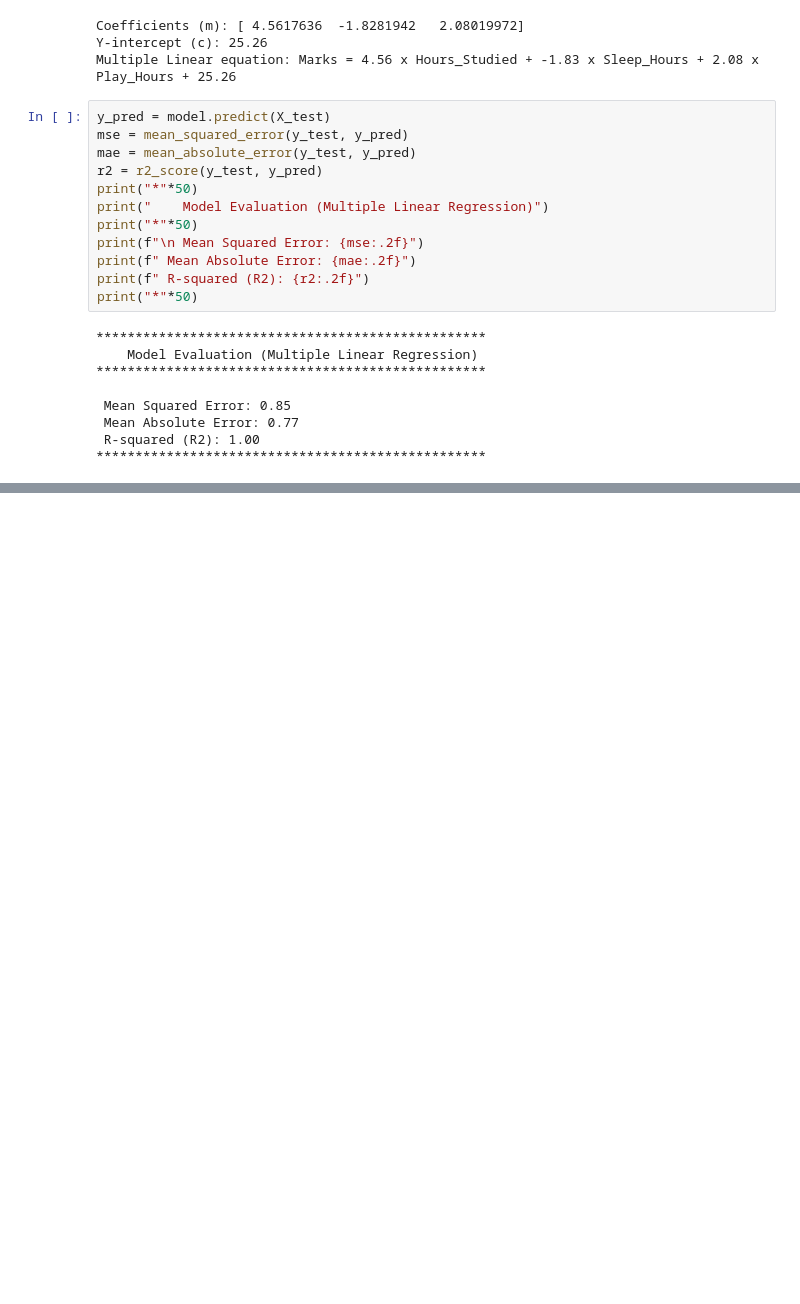
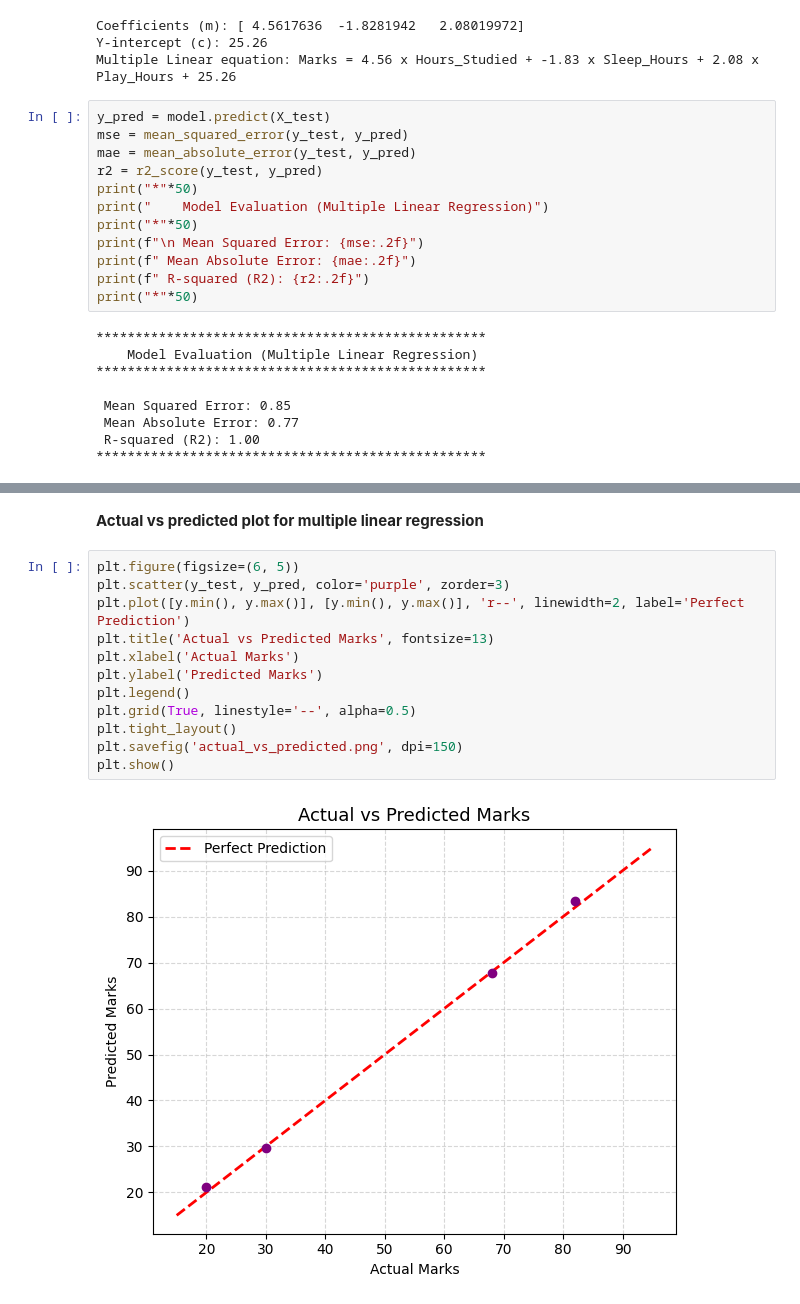
Before and after one commit to RadhikaKapoor383/student-marks-predictor, a Jupyter notebook: marks-predictor.ipynb, the cells around one changed output, grey strips where cells are left out. Cells and saved outputs as stored; diff of their text form; blank space fills up the shorter version.

```diff
--- a/marks-predictor.ipynb
+++ b/marks-predictor.ipynb
@@ -251,0 +269,16 @@ plt.show()
+# %% [markdown]
+<b>Actual vs predicted plot for multiple linear regression</b>
+# %%
+plt.figure(figsize=(6, 5))
+plt.scatter(y_test, y_pred, color='purple', zorder=3)
+plt.plot([y.min(), y.max()], [y.min(), y.max()], 'r--', linewidth=2, label='Perfect Prediction')
+plt.title('Actual vs Predicted Marks', fontsize=13)
+plt.xlabel('Actual Marks')
+plt.ylabel('Predicted Marks')
+plt.legend()
+plt.grid(True, linestyle='--', alpha=0.5)
+plt.tight_layout()
+plt.savefig('actual_vs_predicted.png', dpi=150)
+plt.show()
+# %% [output]
+[figure, added]
```
Also changed, not shown: parts of 3 cells of this notebook, 2 other files.
